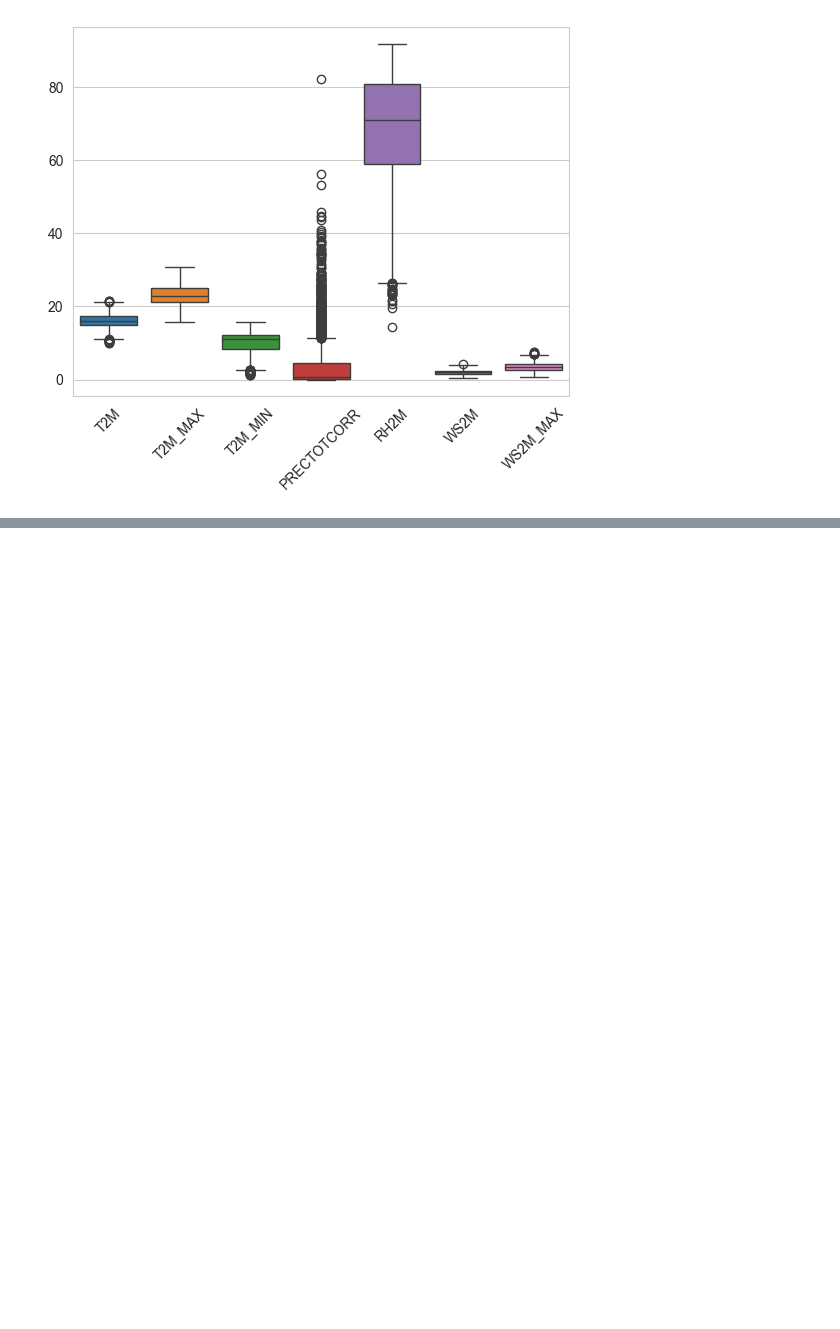
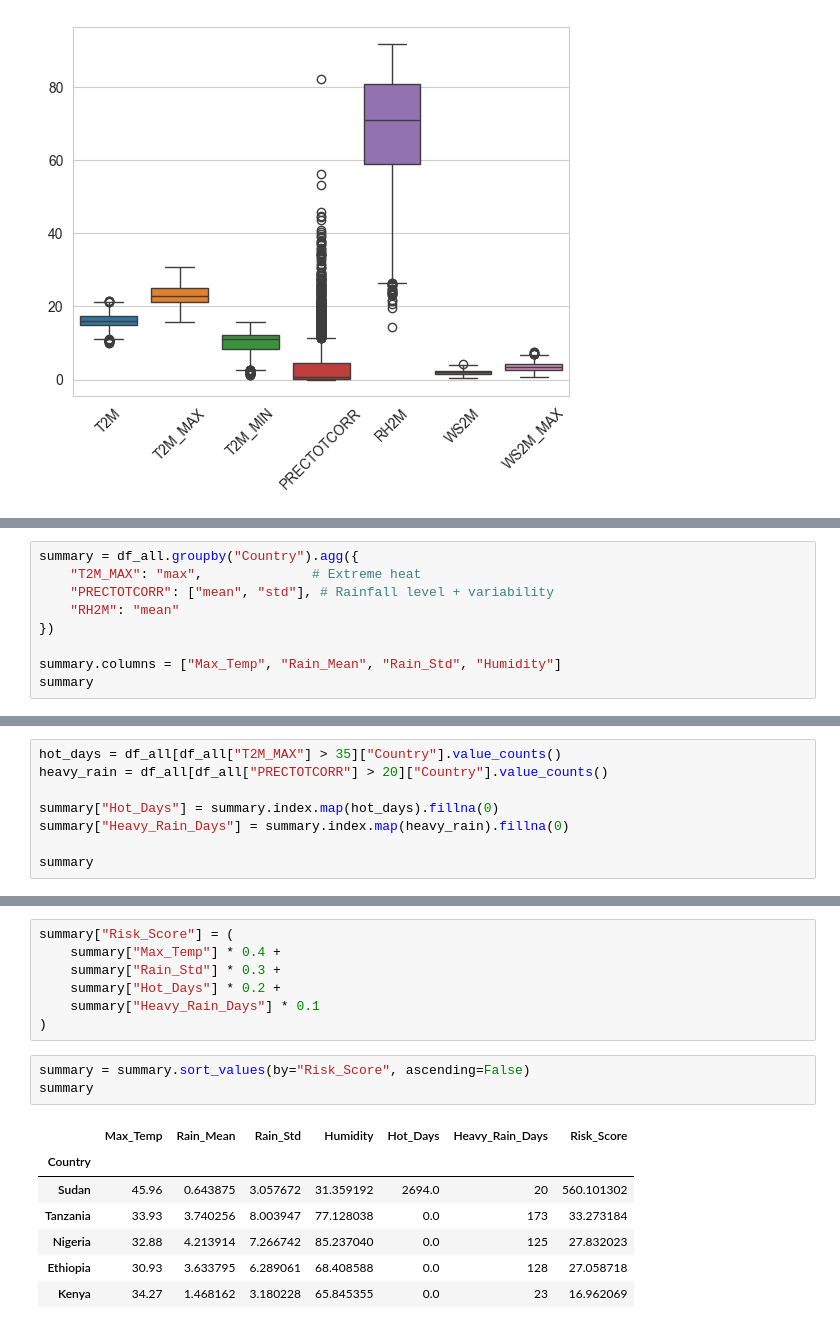
Before and after one commit to hiwiy/climate-challenge-week0, a Jupyter notebook: notebooks/ethiopia_eda.ipynb, the cells around one changed output, grey strips where cells are left out. Drawn from its saved outputs; the diff is of its cells as text; blank space fills up the shorter version.

```diff
--- a/notebooks/ethiopia_eda.ipynb
+++ b/notebooks/ethiopia_eda.ipynb
@@ -344,0 +427,9 @@ plt.show()
+# %%
+summary = df_all.groupby("Country").agg({
+    "T2M_MAX": "max",              # Extreme heat
+    "PRECTOTCORR": ["mean", "std"], # Rainfall level + variability
+    "RH2M": "mean"
+})
+
+summary.columns = ["Max_Temp", "Rain_Mean", "Rain_Std", "Humidity"]
+summary
@@ -344,0 +444,8 @@ plt.show()
+# %%
+hot_days = df_all[df_all["T2M_MAX"] > 35]["Country"].value_counts()
+heavy_rain = df_all[df_all["PRECTOTCORR"] > 20]["Country"].value_counts()
+
+summary["Hot_Days"] = summary.index.map(hot_days).fillna(0)
+summary["Heavy_Rain_Days"] = summary.index.map(heavy_rain).fillna(0)
+
+summary
@@ -344,0 +460,18 @@ plt.show()
+# %%
+summary["Risk_Score"] = (
+    summary["Max_Temp"] * 0.4 +
+    summary["Rain_Std"] * 0.3 +
+    summary["Hot_Days"] * 0.2 +
+    summary["Heavy_Rain_Days"] * 0.1
+)
+# %%
+summary = summary.sort_values(by="Risk_Score", ascending=False)
+summary
+# %% [output]
+|  | Max_Temp | Rain_Mean | Rain_Std | Humidity | Hot_Days | Heavy_Rain_Days | Risk_Score |
+| Country |  |  |  |  |  |  |  |
+| Sudan | 45.96 | 0.643875 | 3.057672 | 31.359192 | 2694.0 | 20 | 560.101302 |
+| Tanzania | 33.93 | 3.740256 | 8.003947 | 77.128038 | 0.0 | 173 | 33.273184 |
+| Nigeria | 32.88 | 4.213914 | 7.266742 | 85.237040 | 0.0 | 125 | 27.832023 |
+| Ethiopia | 30.93 | 3.633795 | 6.289061 | 68.408588 | 0.0 | 128 | 27.058718 |
+| Kenya | 34.27 | 1.468162 | 3.180228 | 65.845355 | 0.0 | 23 | 16.962069 |
```
Also changed, not shown: parts of 14 cells of this notebook.
